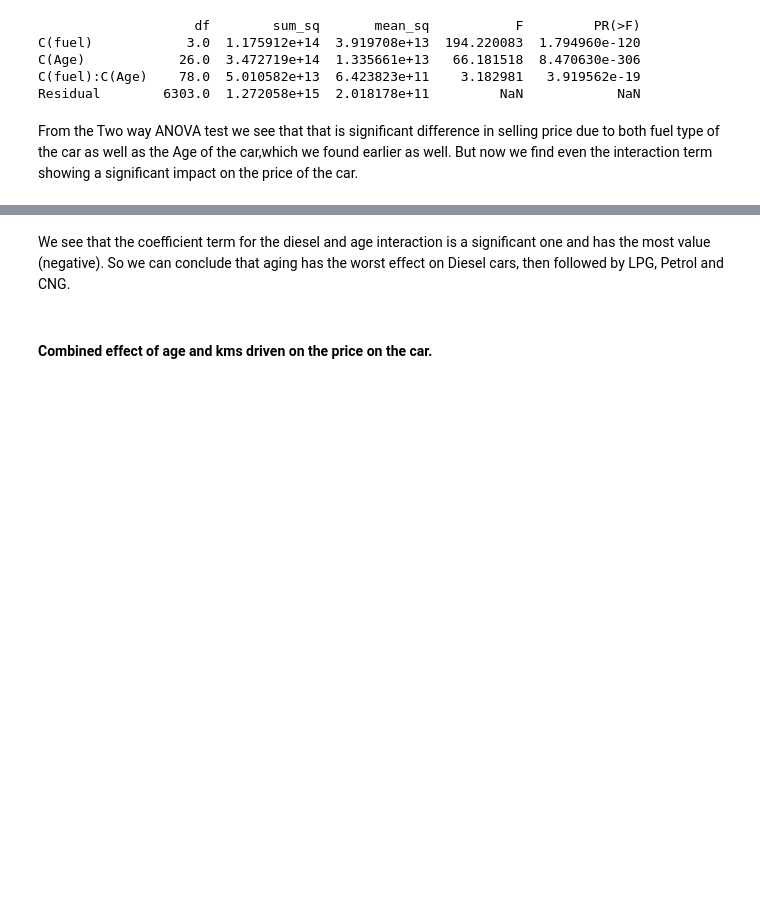
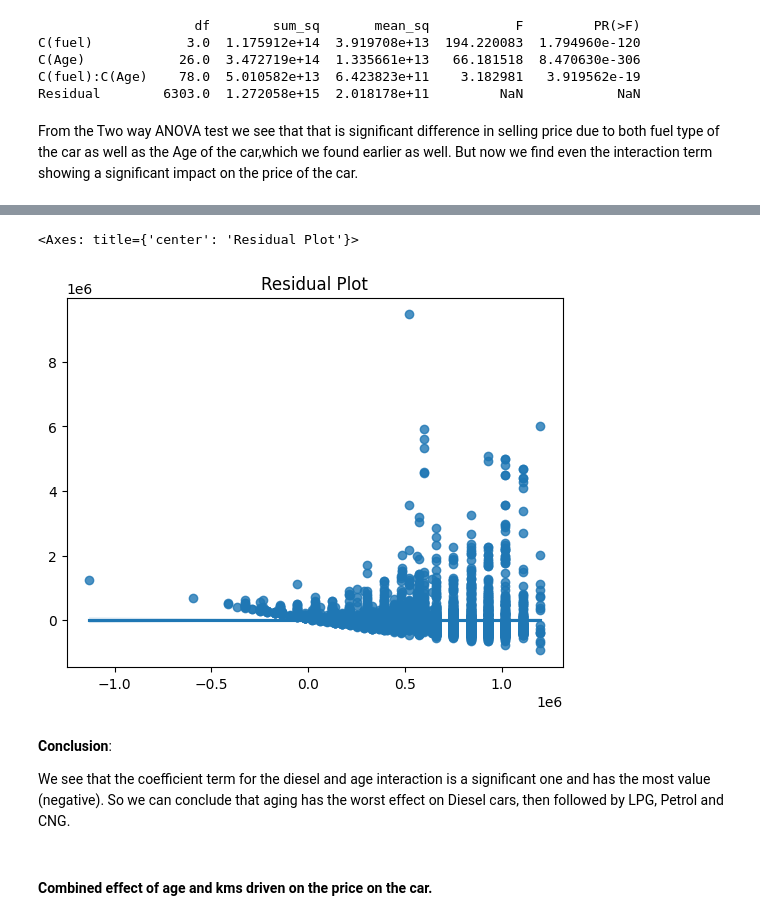
Before and after one commit to haverstein/CarDekho-Analysis, a Jupyter notebook: Copy_of_CarDekho_Analysis.ipynb, the cells around one changed output, grey strips where cells are left out. Cells and saved outputs as stored; diff of their text form; code cells hidden in the pictures; blank space fills up the shorter version.

```diff
--- a/Copy_of_CarDekho_Analysis.ipynb
+++ b/Copy_of_CarDekho_Analysis.ipynb
@@ -637,7 +655,16 @@ Notes:
 [1] Standard Errors assume that the covariance matrix of the errors is correctly specified.
 [2] The condition number is large, 1.3e+03. This might indicate that there are
 strong multicollinearity or other numerical problems.
+# %%
+residuals = model.resid
+plt.title("Residual Plot")
+sns.regplot(x=model.predict(),y=residuals)
+# %% [output]
+<Axes: title={'center': 'Residual Plot'}>
+[figure, added]
 # %% [markdown]
+**Conclusion**:
+
 We see that the coefficient term for the diesel and age interaction is a significant one and has the most value (negative).
 So we can conclude that aging has the worst effect on Diesel cars, then followed by LPG, Petrol and CNG.
 # %% [markdown]
```
Also changed, not shown: parts of 18 cells of this notebook.
